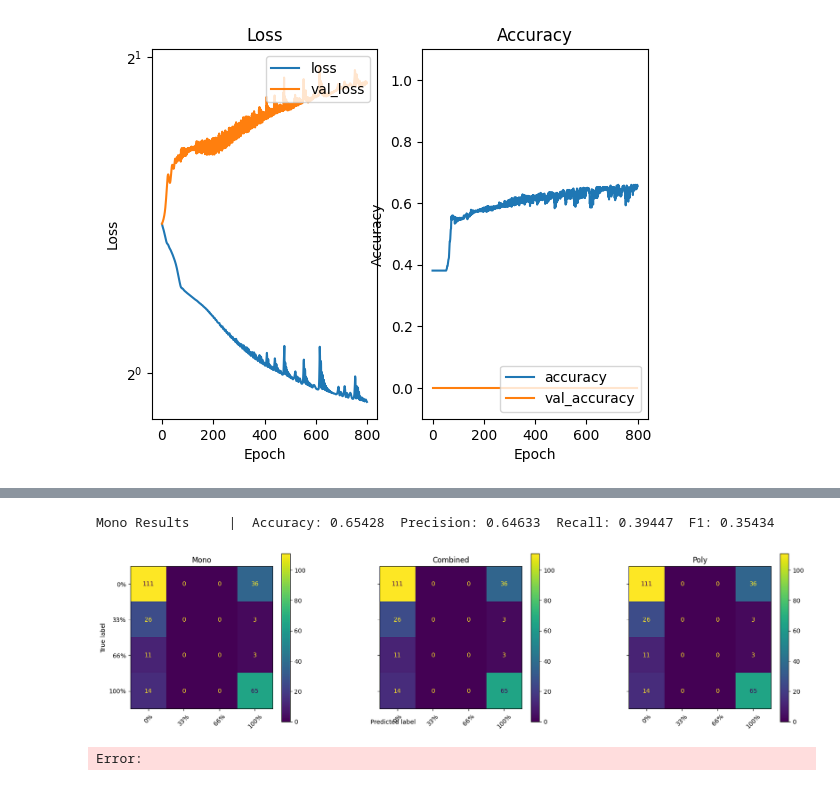
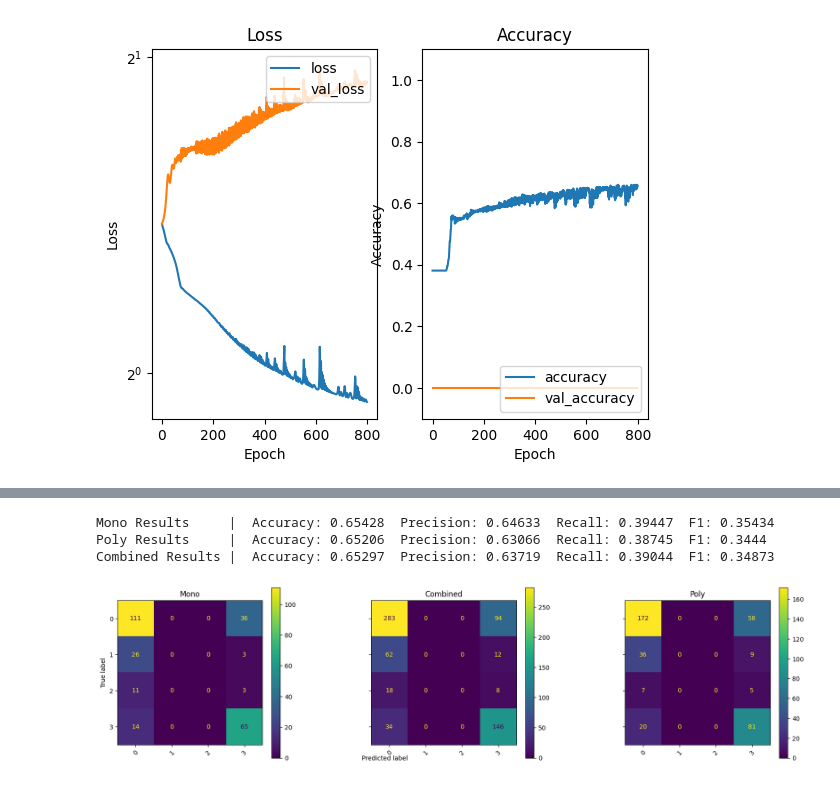
Before and after one commit to mmrakib/comp9517-ass2, a Jupyter notebook: src/EdgeDetect-test.ipynb, the cells around one changed output, grey strips where cells are left out. Drawn from its saved outputs; the diff is of its cells as text; code cells hidden in the pictures.

```diff
--- a/src/EdgeDetect-test.ipynb
+++ b/src/EdgeDetect-test.ipynb
@@ -74,6 +74,7 @@ d
 # %%
-pt.display_results(y_true_m, [], y_predict_m, [])
+pt.display_results(y_true_m, y_true_p, y_predict_m, y_predict_p)
 # %% [output]
 Mono Results     |  Accuracy: 0.65428  Precision: 0.64633  Recall: 0.39447  F1: 0.35434
+Poly Results     |  Accuracy: 0.65206  Precision: 0.63066  Recall: 0.38745  F1: 0.3444
+Combined Results |  Accuracy: 0.65297  Precision: 0.63719  Recall: 0.39044  F1: 0.34873
-[figure, old version]
+[figure, new version]
-Error:
```
Also changed, not shown: parts of 2 cells of this notebook, 8 other files.
